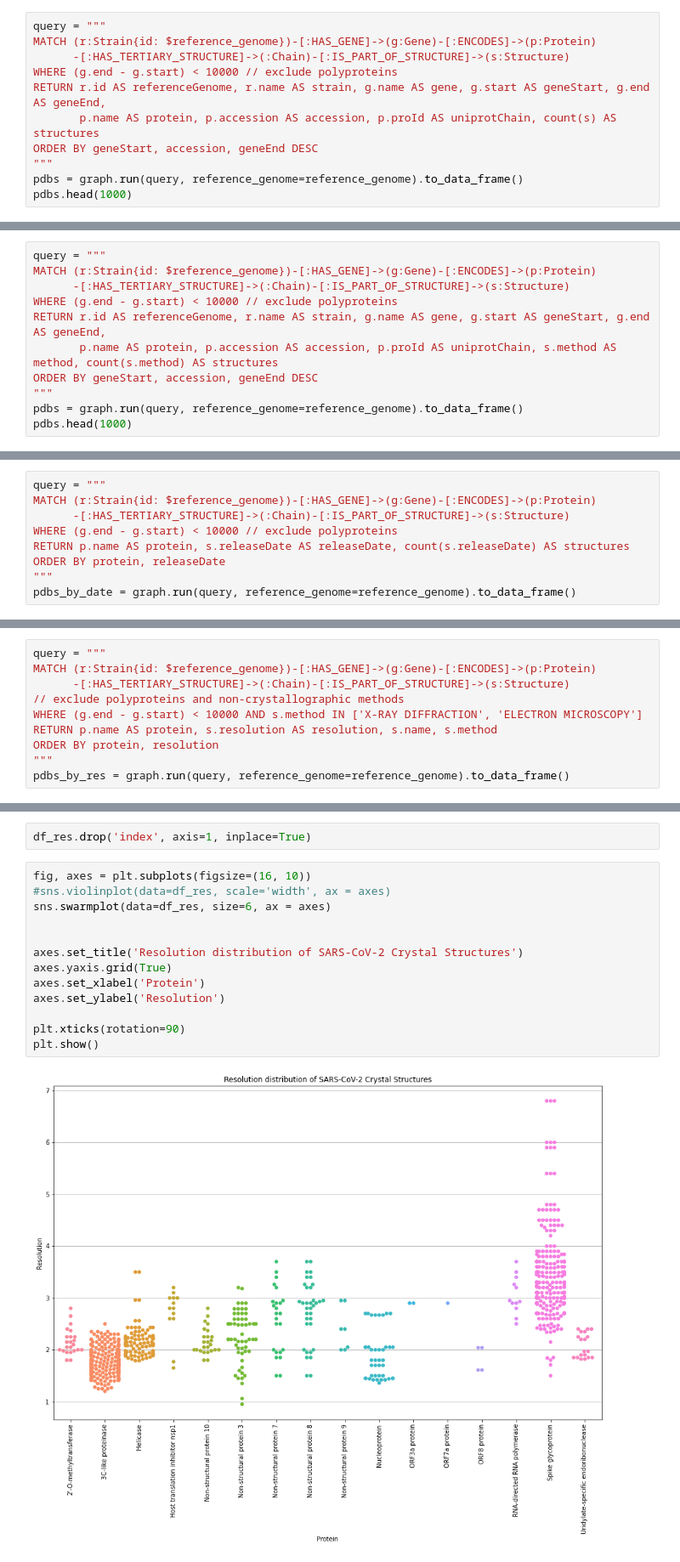
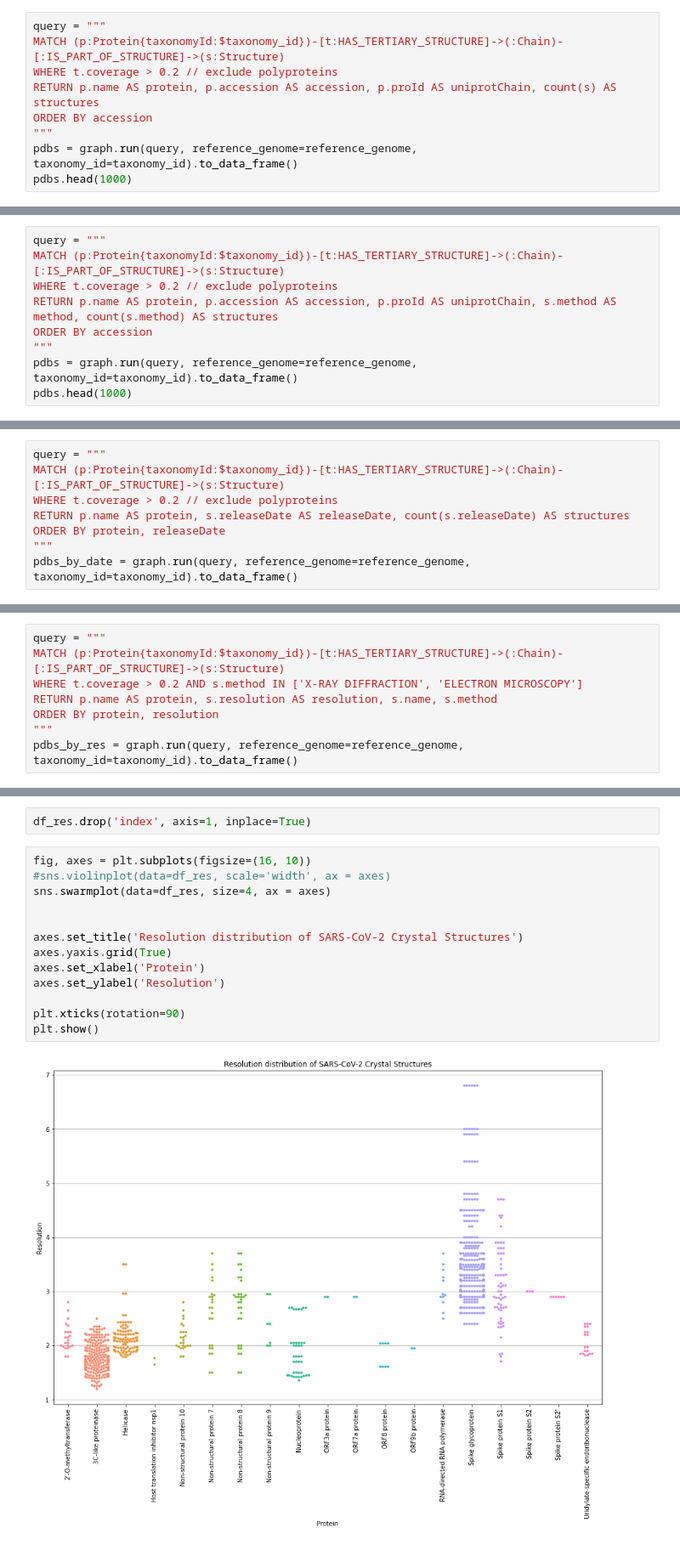
Before and after one commit to covid-19-net/covid-19-community, a Jupyter notebook: notebooks/analyses/SARS-CoV-2-3DStructures.ipynb, the cells around one changed output, grey strips where cells are left out. Shown: that part at 85% size. Drawn from its saved outputs; the diff is of its cells as text.

```diff
--- a/notebooks/analyses/SARS-CoV-2-3DStructures.ipynb
+++ b/notebooks/analyses/SARS-CoV-2-3DStructures.ipynb
@@ -24,12 +25,10 @@ reference_genome = 'refseq:NC_045512' # Genbank reference sequence
 # %%
 query = """
-MATCH (r:Strain{id: $reference_genome})-[:HAS_GENE]->(g:Gene)-[:ENCODES]->(p:Protein)
-      -[:HAS_TERTIARY_STRUCTURE]->(:Chain)-[:IS_PART_OF_STRUCTURE]->(s:Structure)
-WHERE (g.end - g.start) < 10000 // exclude polyproteins
-RETURN r.id AS referenceGenome, r.name AS strain, g.name AS gene, g.start AS geneStart, g.end AS geneEnd,
-       p.name AS protein, p.accession AS accession, p.proId AS uniprotChain, count(s) AS structures
-ORDER BY geneStart, accession, geneEnd DESC
+MATCH (p:Protein{taxonomyId:$taxonomy_id})-[t:HAS_TERTIARY_STRUCTURE]->(:Chain)-[:IS_PART_OF_STRUCTURE]->(s:Structure)
+WHERE t.coverage > 0.2 // exclude polyproteins
+RETURN p.name AS protein, p.accession AS accession, p.proId AS uniprotChain, count(s) AS structures
+ORDER BY accession
 """
-pdbs = graph.run(query, reference_genome=reference_genome).to_data_frame()
+pdbs = graph.run(query, reference_genome=reference_genome, taxonomy_id=taxonomy_id).to_data_frame()
 pdbs.head(1000)
 # %% [output]
@@ -55,13 +53,11 @@ pdbs.head(1000)
 ### Number of structures by protein and structure determination method
 # %%
 query = """
-MATCH (r:Strain{id: $reference_genome})-[:HAS_GENE]->(g:Gene)-[:ENCODES]->(p:Protein)
-      -[:HAS_TERTIARY_STRUCTURE]->(:Chain)-[:IS_PART_OF_STRUCTURE]->(s:Structure)
-WHERE (g.end - g.start) < 10000 // exclude polyproteins
-RETURN r.id AS referenceGenome, r.name AS strain, g.name AS gene, g.start AS geneStart, g.end AS geneEnd,
-       p.name AS protein, p.accession AS accession, p.proId AS uniprotChain, s.method AS method, count(s.method) AS structures
-ORDER BY geneStart, accession, geneEnd DESC
+MATCH (p:Protein{taxonomyId:$taxonomy_id})-[t:HAS_TERTIARY_STRUCTURE]->(:Chain)-[:IS_PART_OF_STRUCTURE]->(s:Structure)
+WHERE t.coverage > 0.2 // exclude polyproteins
+RETURN p.name AS protein, p.accession AS accession, p.proId AS uniprotChain, s.method AS method, count(s.method) AS structures
+ORDER BY accession
 """
-pdbs = graph.run(query, reference_genome=reference_genome).to_data_frame()
+pdbs = graph.run(query, reference_genome=reference_genome, taxonomy_id=taxonomy_id).to_data_frame()
 pdbs.head(1000)
 # %% [output]
@@ -86,13 +82,12 @@ pdbs.head(1000)
 ### Number of structures by protein and release date
 # %%
 query = """
-MATCH (r:Strain{id: $reference_genome})-[:HAS_GENE]->(g:Gene)-[:ENCODES]->(p:Protein)
-      -[:HAS_TERTIARY_STRUCTURE]->(:Chain)-[:IS_PART_OF_STRUCTURE]->(s:Structure)
-WHERE (g.end - g.start) < 10000 // exclude polyproteins
+MATCH (p:Protein{taxonomyId:$taxonomy_id})-[t:HAS_TERTIARY_STRUCTURE]->(:Chain)-[:IS_PART_OF_STRUCTURE]->(s:Structure)
+WHERE t.coverage > 0.2 // exclude polyproteins
 RETURN p.name AS protein, s.releaseDate AS releaseDate, count(s.releaseDate) AS structures
 ORDER BY protein, releaseDate
 """
-pdbs_by_date = graph.run(query, reference_genome=reference_genome).to_data_frame()
+pdbs_by_date = graph.run(query, reference_genome=reference_genome, taxonomy_id=taxonomy_id).to_data_frame()
 # %%
 pdbs_by_date['cummulativeStructures'] = pdbs_by_date.groupby(['protein'])['structures'].cumsum()
 # %%
@@ -149,14 +144,12 @@ ax.fmt_xdata = mdates.DateFormatter('%Y-%m-%d')
 ### Distribution of resolution by protein
 # %%
 query = """
-MATCH (r:Strain{id: $reference_genome})-[:HAS_GENE]->(g:Gene)-[:ENCODES]->(p:Protein)
-      -[:HAS_TERTIARY_STRUCTURE]->(:Chain)-[:IS_PART_OF_STRUCTURE]->(s:Structure)
-// exclude polyproteins and non-crystallographic methods
-WHERE (g.end - g.start) < 10000 AND s.method IN ['X-RAY DIFFRACTION', 'ELECTRON MICROSCOPY']
+MATCH (p:Protein{taxonomyId:$taxonomy_id})-[t:HAS_TERTIARY_STRUCTURE]->(:Chain)-[:IS_PART_OF_STRUCTURE]->(s:Structure)
+WHERE t.coverage > 0.2 AND s.method IN ['X-RAY DIFFRACTION', 'ELECTRON MICROSCOPY']
 RETURN p.name AS protein, s.resolution AS resolution, s.name, s.method
 ORDER BY protein, resolution
 """
-pdbs_by_res = graph.run(query, reference_genome=reference_genome).to_data_frame()
+pdbs_by_res = graph.run(query, reference_genome=reference_genome, taxonomy_id=taxonomy_id).to_data_frame()
 # %%
 df_res = pd.DataFrame(pdbs_by_res.pivot(columns='protein', values='resolution').to_records())
 # %%
@@ -166,15 +159,15 @@ df_res.drop('index', axis=1, inplace=True)
 # %%
 fig, axes = plt.subplots(figsize=(16, 10))
 #sns.violinplot(data=df_res, scale='width', ax = axes)
-sns.swarmplot(data=df_res, size=6, ax = axes)
+sns.swarmplot(data=df_res, size=4, ax = axes)
 
 
 axes.set_title('Resolution distribution of SARS-CoV-2 Crystal Structures')
 axes.yaxis.grid(True)
 axes.set_xlabel('Protein')
 axes.set_ylabel('Resolution')
 
 plt.xticks(rotation=90)
 plt.show()
 # %% [output]
-[figure, old version]
+[figure, new version]
```
Also changed, not shown: parts of 4 cells of this notebook, 1 other file.
